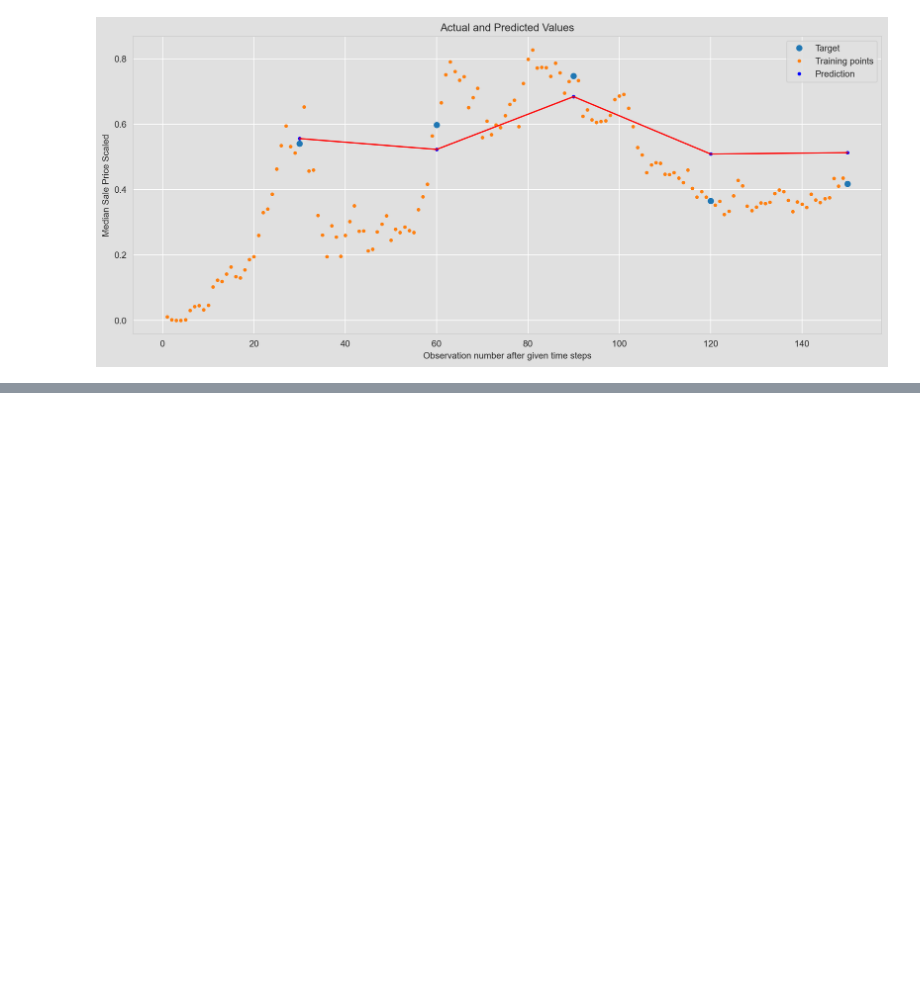
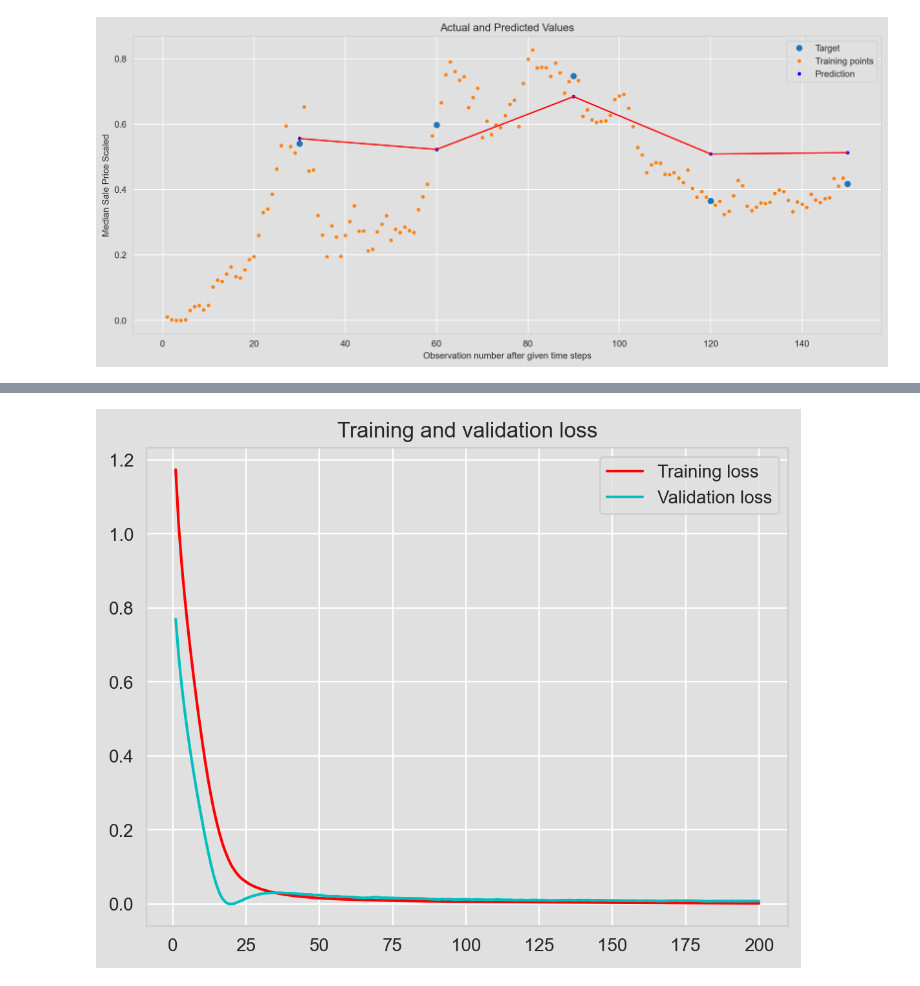
Before and after one commit to zy236yuz5/DSAN-5550-PROJECT-zy236, a Jupyter notebook: code/Project.ipynb, the cells around one changed output, grey strips where cells are left out. Cells and saved outputs as stored; diff of their text form; code cells hidden in the pictures; blank space fills up the shorter version.

```diff
--- a/code/Project.ipynb
+++ b/code/Project.ipynb
@@ -1199,3 +1342,83 @@ plot_result(trainY, testY, train_predict, test_predict)
 # %% [output]
 (145,) (5,)
 [figure]
+# %%
+from tensorflow.keras.layers import LSTM, Dense, SimpleRNN, GRU
+# TRAIN MODEL
+np.random.seed(236)
+tf.random.set_seed(236)
+
+# Initialize the carbon emissions tracker
+tracker = EmissionsTracker()
+
+# Start tracking
+tracker.start()
+
+# CREATE MODEL
+model = Sequential()
+# COMMENT/UNCOMMENT TO USE RNN, LSTM,GRU
+model.add(
+    SimpleRNN(
+        # model.add(GRU(
+        recurrent_hidden_units,
+        return_sequences=False,
+        input_shape=(trainX.shape[1], trainX.shape[2]),
+
+        activation="tanh",
+    )
+)
+
+# NEED TO TAKE THE OUTPUT RNN AND CONVERT TO SCALAR
+model.add(Dense(units=1, activation="linear"))
+
+# COMPILE THE MODEL
+model.compile(loss="MeanSquaredError", optimizer=optimizer)
+model.summary()
+history = model.fit(
+    trainX,
+    trainY,
+    epochs=200,
+    batch_size=int(f_batch * trainX.shape[0]),
+    validation_split=validation_split,
+    verbose=0,
+)
+# Stop tracking and collect emissions data
+emissions = tracker.stop()
+print(f"Estimated CO2 emissions for training the RNN model: {emissions} kg")
+# MAKE PREDICTIONS
+train_predict = model.predict(trainX).squeeze()
+test_predict = model.predict(testX).squeeze()
+
+
+import matplotlib.pyplot as plt
+loss = history.history['loss']
+val_loss = history.history['val_loss']
+epochs = range(1, len(loss) + 1)
+plt.figure(facecolor='#E0E0E0', dpi=200)  # Set the background color and DPI
+plt.plot(epochs, loss, 'r', label='Training loss')
+plt.plot(epochs, val_loss, 'c', label='Validation loss')
+plt.title('Training and validation loss')
+plt.legend()
+plt.gca().set_facecolor('#E0E0E0')  # Set the axes background color
+plt.grid(color='white')  # Set the grid color to white for better visibility on the gray background
+plt.show()
+
+
+# Make predictions
+train_predict = model.predict(trainX).flatten()
+test_predict = model.predict(testX).flatten()  # Flattening to ensure it is a 1D array
+
+# Now, print the shapes to verify
+print("Shape of test_predict after flattening:", test_predict.shape)
+
+# Compute RMSE
+train_rmse = np.sqrt(mean_squared_error(trainY, train_predict))
+test_rmse = np.sqrt(mean_squared_error(testY, test_predict))
+
+# Print MSE and RMSE
+print("Train MSE = %.5f RMSE = %.5f" % (np.mean((trainY - train_predict) ** 2.0), train_rmse))
+print("Test MSE = %.5f RMSE = %.5f" % (np.mean((testY - test_predict) ** 2.0), test_rmse))
+
+
+plot_result(trainY, testY, train_predict, test_predict)
+# %% [output]
@@ -1201,0 +1464 @@ plot_result(trainY, testY, train_predict, test_predict)
+[figure, added]
```
Also changed, not shown: parts of 11 cells of this notebook, 1 other file.
